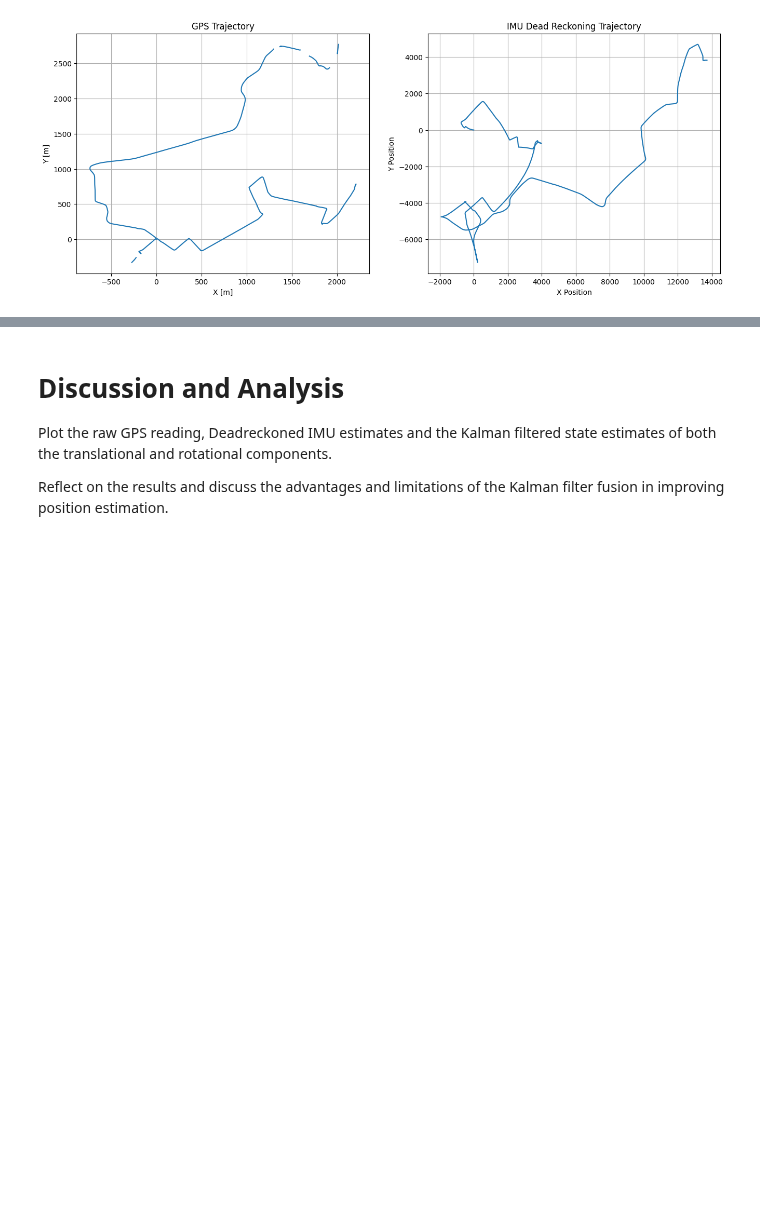
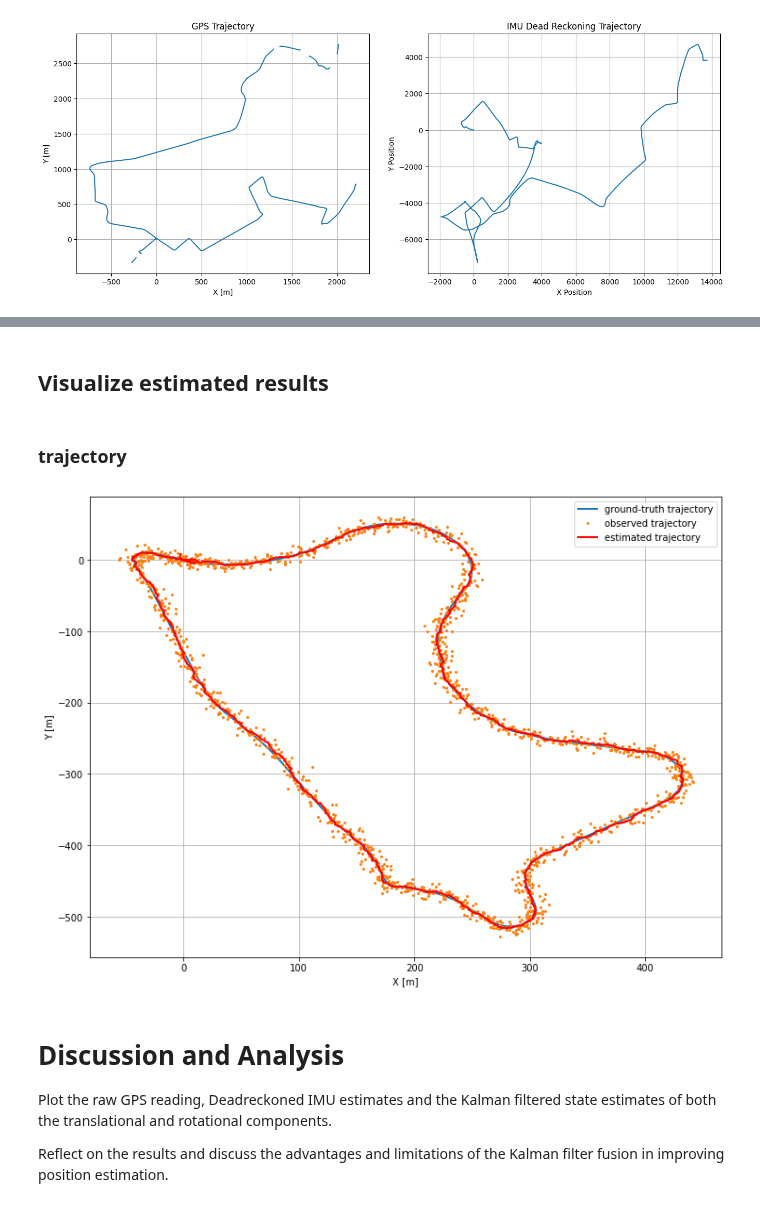
Before and after one commit to meuliano/AutonomousFieldRobotics, a Jupyter notebook: HW5/hw5_euliano.ipynb, the cells around one changed output, grey strips where cells are left out. Cells and saved outputs as stored; diff of their text form; code cells hidden in the pictures; blank space fills up the shorter version.

```diff
--- a/HW5/hw5_euliano.ipynb
+++ b/HW5/hw5_euliano.ipynb
@@ -127,0 +158,9 @@ ax[1].grid()
+# %%
+# covariance for initial state estimation error (Sigma_0)
+
+
+P = np.array([
+    [xy_obs_noise_std ** 2., 0., 0.],
+    [0., xy_obs_noise_std ** 2., 0.],
+    [0., 0., initial_yaw_std ** 2.]
+])
@@ -127,0 +169,5 @@ ax[1].grid()
+# %%
+Q = np.array([
+    [xy_obs_noise_std ** 2., 0.],
+    [0., xy_obs_noise_std ** 2.]
+])
@@ -127,0 +176,6 @@ ax[1].grid()
+# %%
+R = np.array([
+    [forward_velocity_noise_std ** 2., 0., 0.],
+    [0., forward_velocity_noise_std ** 2., 0.],
+    [0., 0., yaw_rate_noise_std ** 2.]
+])
@@ -127,0 +225,5 @@ ax[1].grid()
+# %%
+from extended_kalman_filter import ExtendedKalmanFilter as EKF
+from utils import normalize_angles
+
+N = len(imu_time.index[:])  # number of data point
@@ -128,3 +293,24 @@ ax[1].grid()
+# %% [markdown]
+## Visualize estimated results
+# %% [markdown]
+### trajectory
+# %%
+fig, ax = plt.subplots(1, 1, figsize=(12, 9))
+
+xs, ys, _ = gt_trajectory_xyz
+ax.plot(xs, ys, lw=2, label='ground-truth trajectory')
+
+xs, ys, _ = obs_trajectory_xyz
+ax.plot(xs, ys, lw=0, marker='.', markersize=4, alpha=1., label='observed trajectory')
+
+ax.plot(mu_x, mu_y, lw=2, label='estimated trajectory', color='r')
+
+ax.set_xlabel('X [m]')
+ax.set_ylabel('Y [m]')
+ax.legend()
+ax.grid()
+# %% [output]
+[figure, added]
 # %% [markdown]
 # Discussion and Analysis
 Plot the raw GPS reading, Deadreckoned IMU estimates and the Kalman filtered state estimates of both the translational and rotational components.
```
Also changed, not shown: parts of 15 cells of this notebook.
